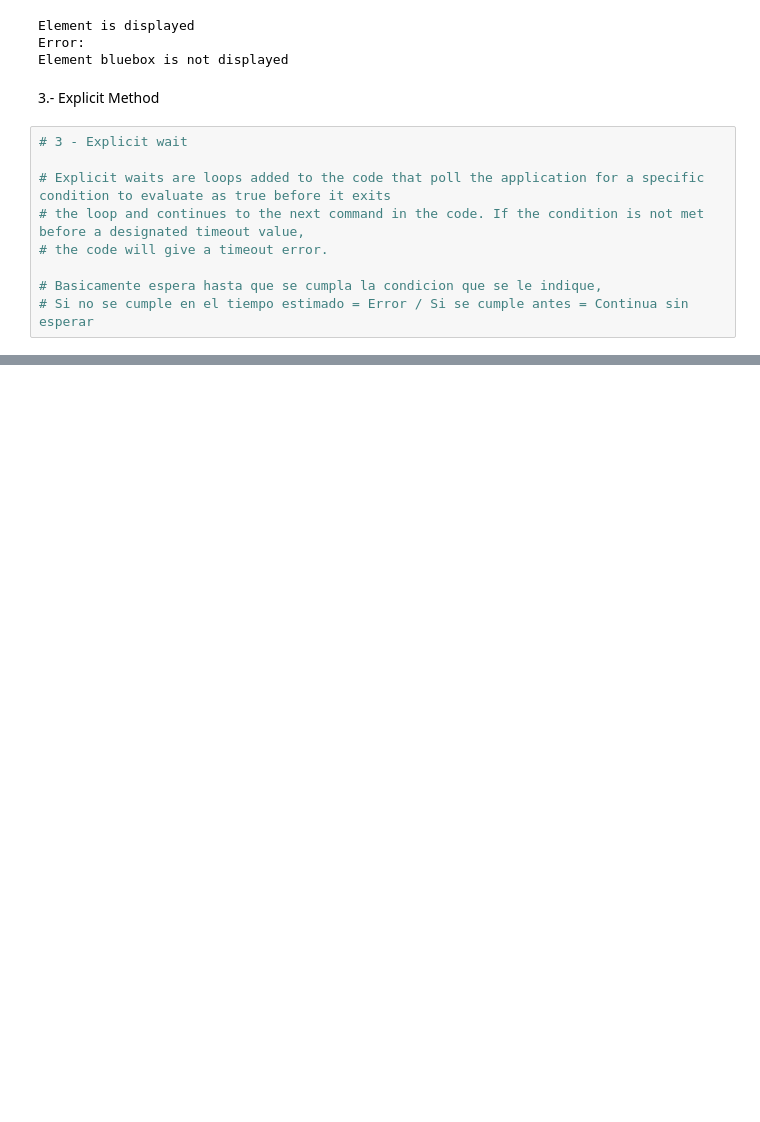
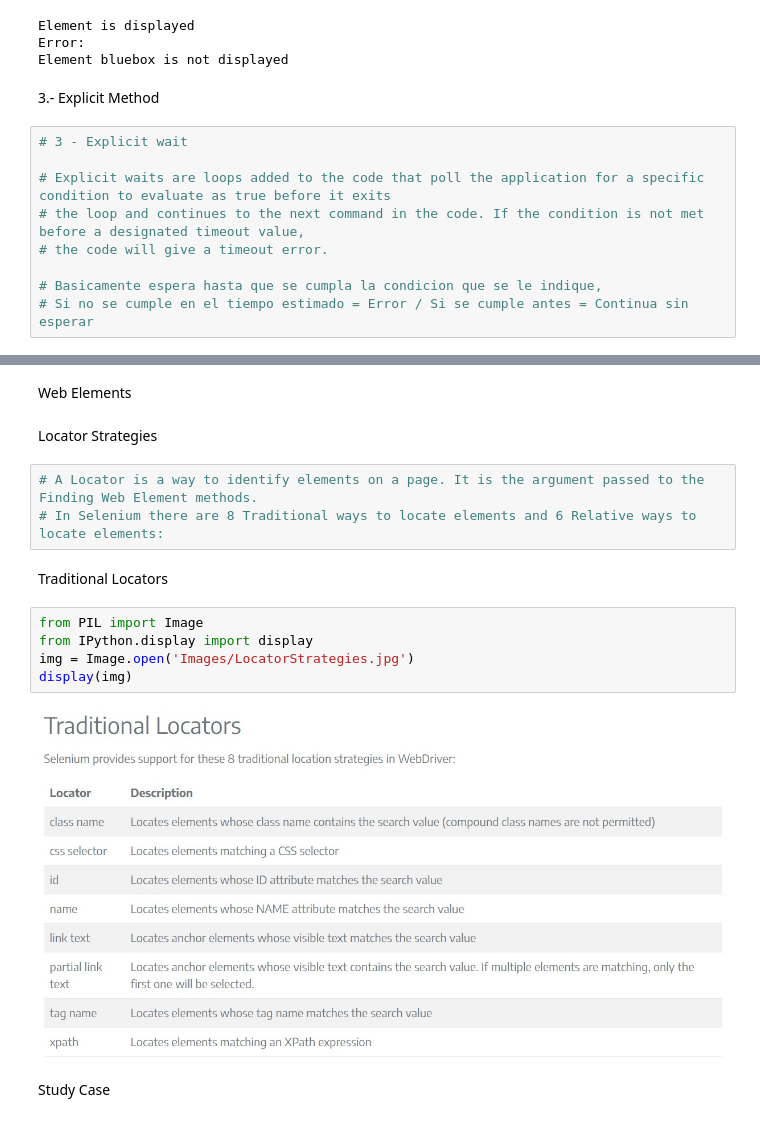
Before and after one commit to IgnaciodeJesus/Selenium_Guide, a Jupyter notebook: selenium_doc.ipynb, the cells around one changed output, grey strips where cells are left out. Cells and saved outputs as stored; diff of their text form; blank space fills up the shorter version.

Commit message:
add_location_strategies

```diff
--- a/selenium_doc.ipynb
+++ b/selenium_doc.ipynb
@@ -182 +222,19 @@ time.sleep(5)
 driver.quit()
+# %% [markdown]
+Web Elements
+# %% [markdown]
+Locator Strategies
+# %%
+# A Locator is a way to identify elements on a page. It is the argument passed to the Finding Web Element methods.
+# In Selenium there are 8 Traditional ways to locate elements and 6 Relative ways to locate elements:
+# %% [markdown]
+Traditional Locators
+# %%
+from PIL import Image
+from IPython.display import display
+img = Image.open('Images/LocatorStrategies.jpg')
+display(img)
+# %% [output]
+[figure, added]
+# %% [markdown]
+Study Case
```
Also changed, not shown: parts of 14 cells of this notebook, 2 other files.
